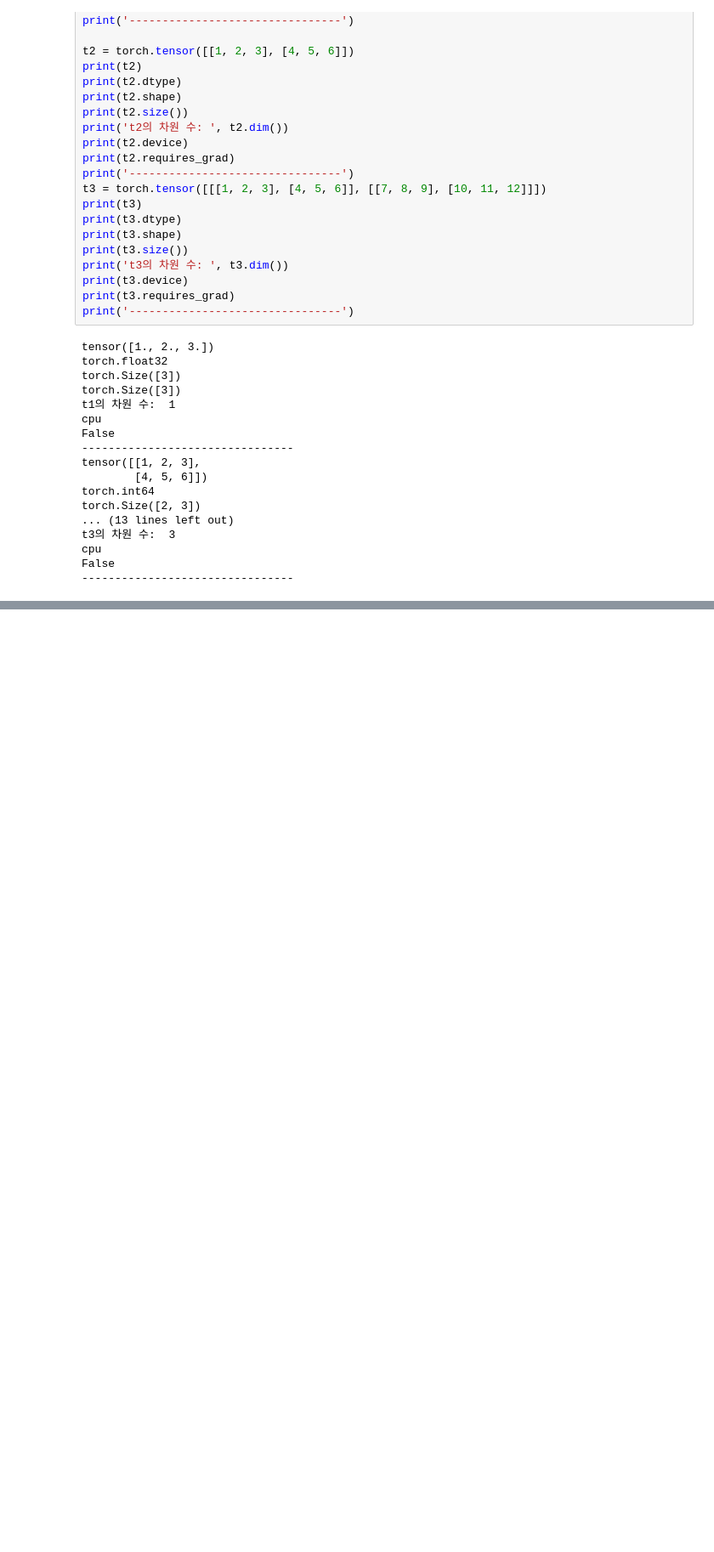
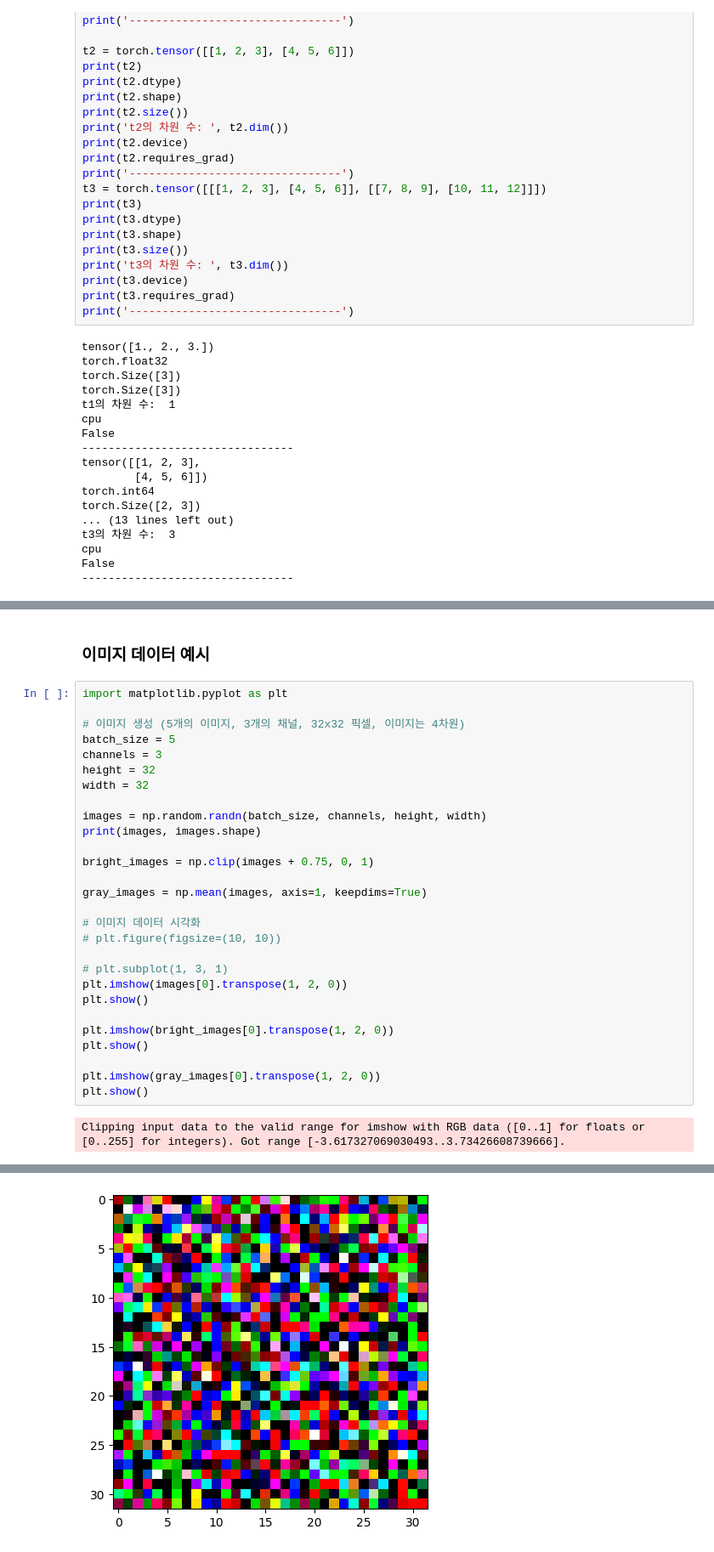
Before and after one commit to vfxpedia/06_deep_learning_basic, a Jupyter notebook: 03_multi_dim_tensor.ipynb, the cells around one changed output, grey strips where cells are left out. Shown at 85% size. Cells and saved outputs as stored; diff of their text form; blank space fills up the shorter version.

```diff
--- a/03_multi_dim_tensor.ipynb
+++ b/03_multi_dim_tensor.ipynb
@@ -71,0 +930,32 @@ tensor([[ 0.2255,  0.3976, -1.7874],
+# %% [markdown]
+### 이미지 데이터 예시
+# %%
+import matplotlib.pyplot as plt
+
+# 이미지 생성 (5개의 이미지, 3개의 채널, 32x32 픽셀, 이미지는 4차원)
+batch_size = 5
+channels = 3
+height = 32
+width = 32
+
+images = np.random.randn(batch_size, channels, height, width)
+print(images, images.shape)
+
+bright_images = np.clip(images + 0.75, 0, 1)
+
+gray_images = np.mean(images, axis=1, keepdims=True)
+
+# 이미지 데이터 시각화
+# plt.figure(figsize=(10, 10))
+
+# plt.subplot(1, 3, 1)
+plt.imshow(images[0].transpose(1, 2, 0))
+plt.show()
+
+plt.imshow(bright_images[0].transpose(1, 2, 0))
+plt.show()
+
+plt.imshow(gray_images[0].transpose(1, 2, 0))
+plt.show()
+# %% [output]
+Clipping input data to the valid range for imshow with RGB data ([0..1] for floats or [0..255] for integers). Got range [-3.617327069030493..3.73426608739666].
@@ -71,0 +979 @@ tensor([[ 0.2255,  0.3976, -1.7874],
+[figure, added]
```
Also changed, not shown: parts of 42 cells of this notebook, 2 other files.
